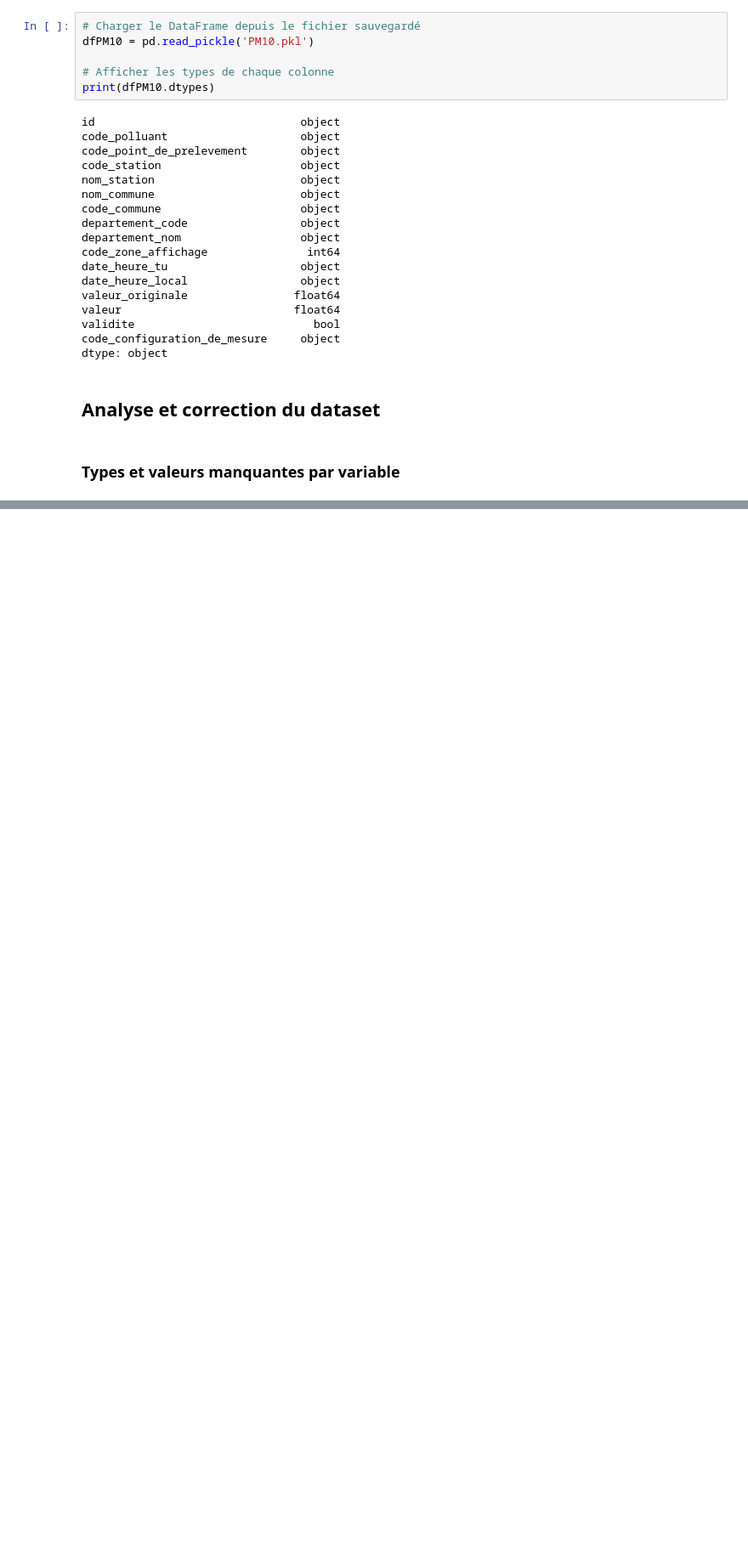
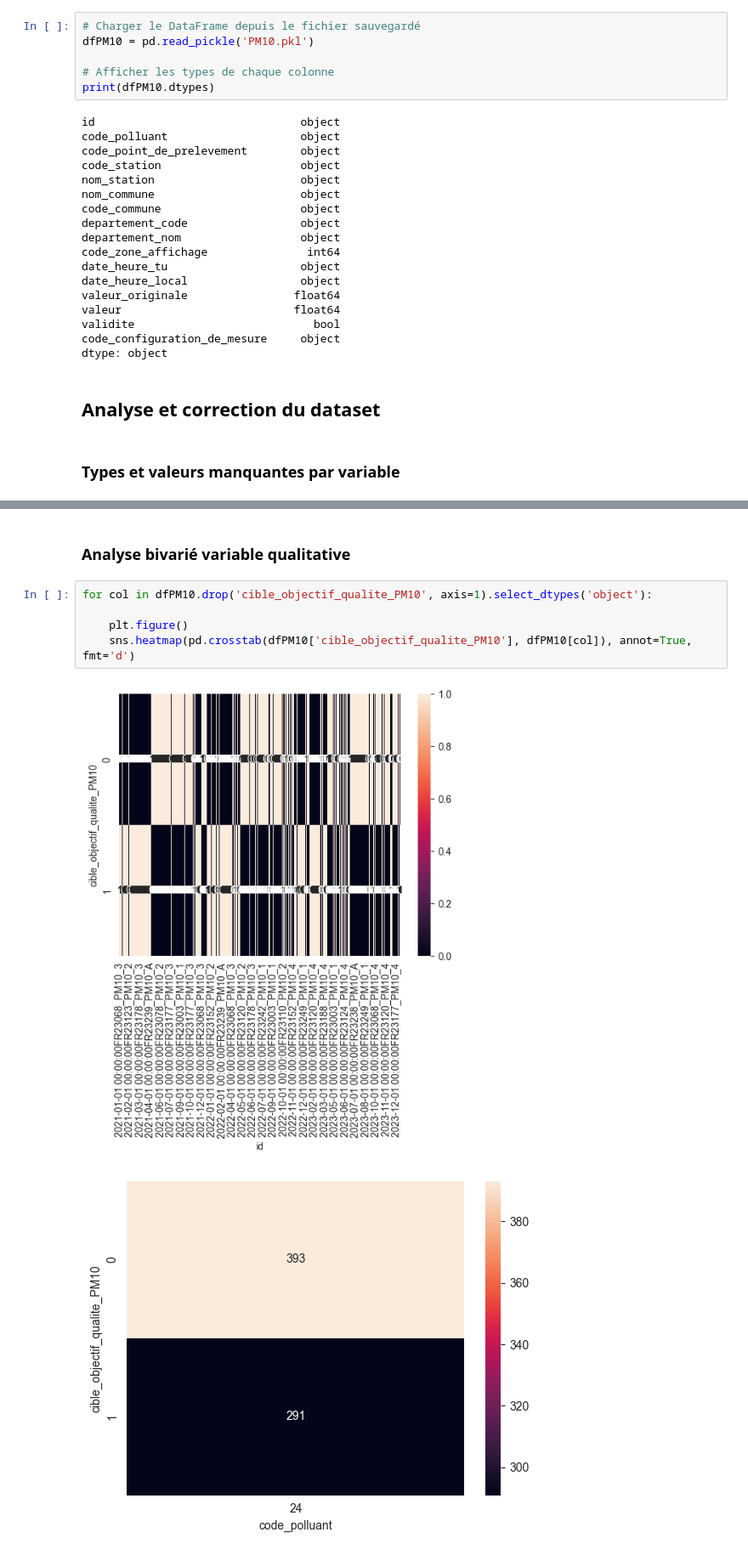
Before and after one commit to K4nen/AirPL, a Jupyter notebook: PM10.ipynb, the cells around one changed output, grey strips where cells are left out. Shown at 85% size. Drawn from its saved outputs; the diff is of its cells as text; blank space fills up the shorter version.

```diff
--- a/PM10.ipynb
+++ b/PM10.ipynb
@@ -110,0 +431,10 @@ Observations :
+# %% [markdown]
+### Analyse bivarié variable qualitative
+# %%
+for col in dfPM10.drop('cible_objectif_qualite_PM10', axis=1).select_dtypes('object'):
+
+    plt.figure()
+    sns.heatmap(pd.crosstab(dfPM10['cible_objectif_qualite_PM10'], dfPM10[col]), annot=True, fmt='d')
+# %% [output]
+[figure, added]
+[figure, added]
```
Also changed, not shown: parts of 51 cells of this notebook, 1 other file.
